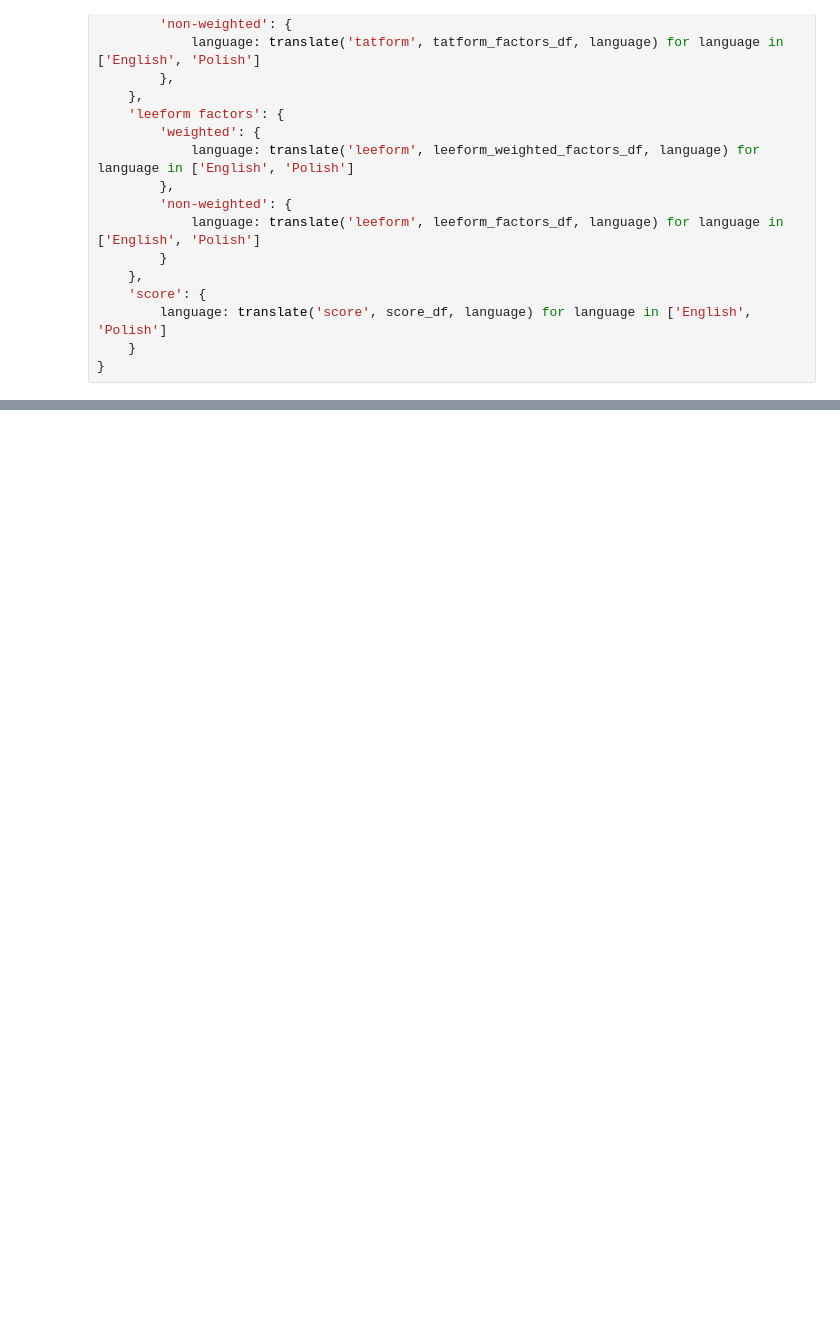
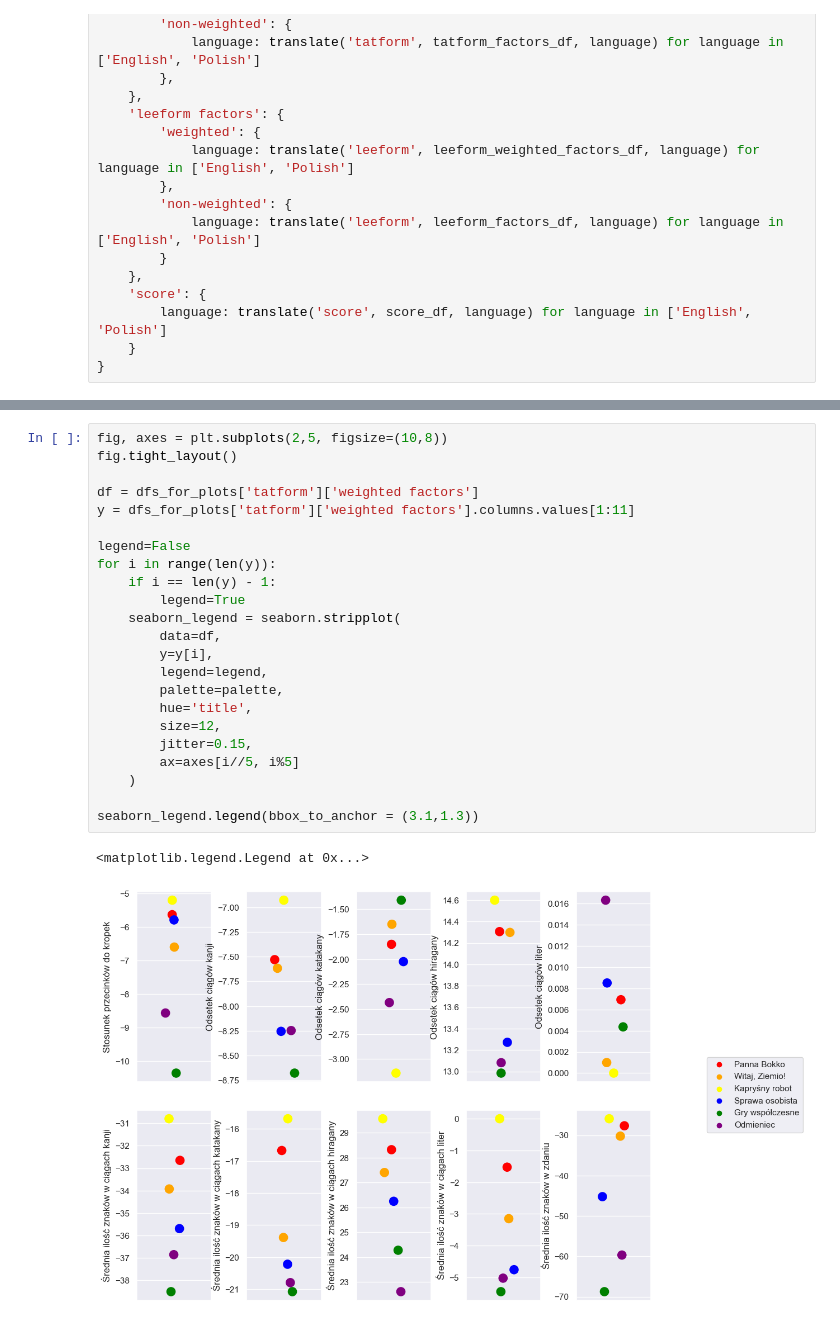
Before and after one commit to Sig00rd/thesis-research, a Jupyter notebook: data & results analysis & presentation.ipynb, the cells around one changed output, grey strips where cells are left out. Cells and saved outputs as stored; diff of their text form; blank space fills up the shorter version.

```diff
--- a/data & results analysis & presentation.ipynb
+++ b/data & results analysis & presentation.ipynb
@@ -265,0 +402,26 @@ dfs['score']['Polish']
+# %%
+fig, axes = plt.subplots(2,5, figsize=(10,8))
+fig.tight_layout()
+
+df = dfs_for_plots['tatform']['weighted factors']
+y = dfs_for_plots['tatform']['weighted factors'].columns.values[1:11]
+
+legend=False
+for i in range(len(y)):
+    if i == len(y) - 1:
+        legend=True
+    seaborn_legend = seaborn.stripplot(
+        data=df,
+        y=y[i],
+        legend=legend,
+        palette=palette,
+        hue='title',
+        size=12,
+        jitter=0.15,
+        ax=axes[i//5, i%5]
+    )
+
+seaborn_legend.legend(bbox_to_anchor = (3.1,1.3))
+# %% [output]
+<matplotlib.legend.Legend at 0x...>
+[figure, added]
```
Also changed, not shown: parts of 27 cells of this notebook, 15 other files.
